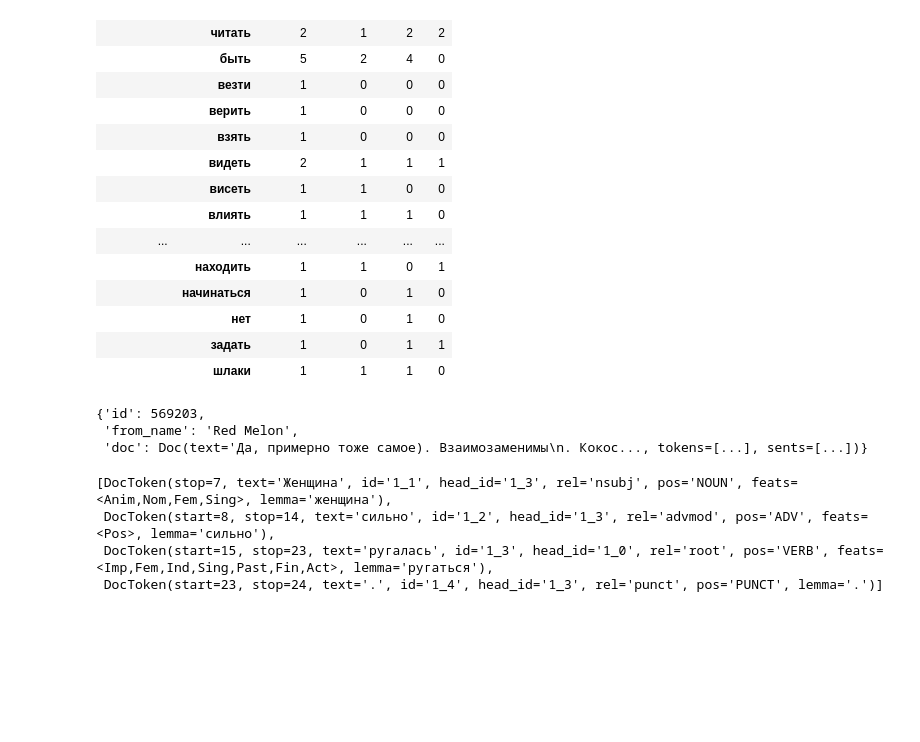
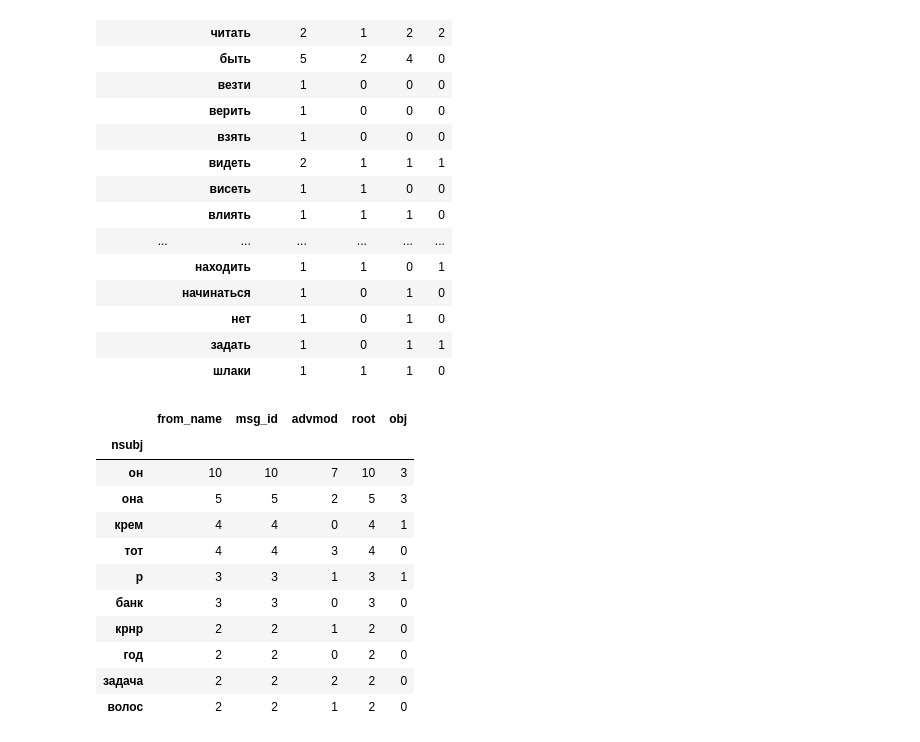
Before and after one commit to mkoninin/tg-json-analysis, a Jupyter notebook: 100 - парсер предложений.ipynb, the cells around one changed output. Drawn from its saved outputs; the diff is of its cells as text; code cells hidden in the pictures; blank space fills up the shorter version.

```diff
--- a/100 - парсер предложений.ipynb
+++ b/100 - парсер предложений.ipynb
@@ -213,29 +264,20 @@ df.groupby(['from_name', 'root']).count().sort_values('from_name').tail(30)
 |  | задать | 1 | 0 | 1 | 1 |
 |  | шлаки | 1 | 1 | 1 | 0 |
 # %%
-df.to_clipboard()
+# df.to_clipboard()
 #.query('root == "стоить"')
 #.groupby('root').count().sort_values('from_name').tail(30)
+df.query('root == "стоить"').groupby('nsubj').count().sort_values('from_name', ascending=False).head(10)
+# %% [output]
+|  | from_name | msg_id | advmod | root | obj |
+| nsubj |  |  |  |  |  |
+| он | 10 | 10 | 7 | 10 | 3 |
+| она | 5 | 5 | 2 | 5 | 3 |
+| крем | 4 | 4 | 0 | 4 | 1 |
+| тот | 4 | 4 | 3 | 4 | 0 |
+| р | 3 | 3 | 1 | 3 | 1 |
+| банк | 3 | 3 | 0 | 3 | 0 |
+| крнр | 2 | 2 | 1 | 2 | 0 |
+| год | 2 | 2 | 0 | 2 | 0 |
+| задача | 2 | 2 | 2 | 2 | 0 |
+| волос | 2 | 2 | 1 | 2 | 0 |
-# %%
-docs[-1]
-# %% [output]
-{'id': 569203,
- 'from_name': 'Red Melon',
- 'doc': Doc(text='Да, примерно тоже самое). Взаимозаменимы\n. Кокос..., tokens=[...], sents=[...])}
-# %%
-# text = 'Открытки “С днем 8 Марта” в СССР начали выпускать лишь с 1952 года.\n\nКаждый год выпускалось от 10 до 80 видов открыток. Над их созданием трудились лучшие художники, выпускались специальные тематические серии и целые коллекционные альбомы.'
-text = 'Женщина сильно ругалась.'
-
-doc = Doc(text)
-doc.segment(segmenter)
-doc.tag_morph(morph_tagger)
-doc.parse_syntax(syntax_parser)
-for token in doc.tokens:
-    token.lemmatize(morph_vocab)
-
-doc.tokens
-# %% [output]
-[DocToken(stop=7, text='Женщина', id='1_1', head_id='1_3', rel='nsubj', pos='NOUN', feats=<Anim,Nom,Fem,Sing>, lemma='женщина'),
- DocToken(start=8, stop=14, text='сильно', id='1_2', head_id='1_3', rel='advmod', pos='ADV', feats=<Pos>, lemma='сильно'),
- DocToken(start=15, stop=23, text='ругалась', id='1_3', head_id='1_0', rel='root', pos='VERB', feats=<Imp,Fem,Ind,Sing,Past,Fin,Act>, lemma='ругаться'),
- DocToken(start=23, stop=24, text='.', id='1_4', head_id='1_3', rel='punct', pos='PUNCT', lemma='.')]
```
Also changed, not shown: parts of 10 cells of this notebook.
